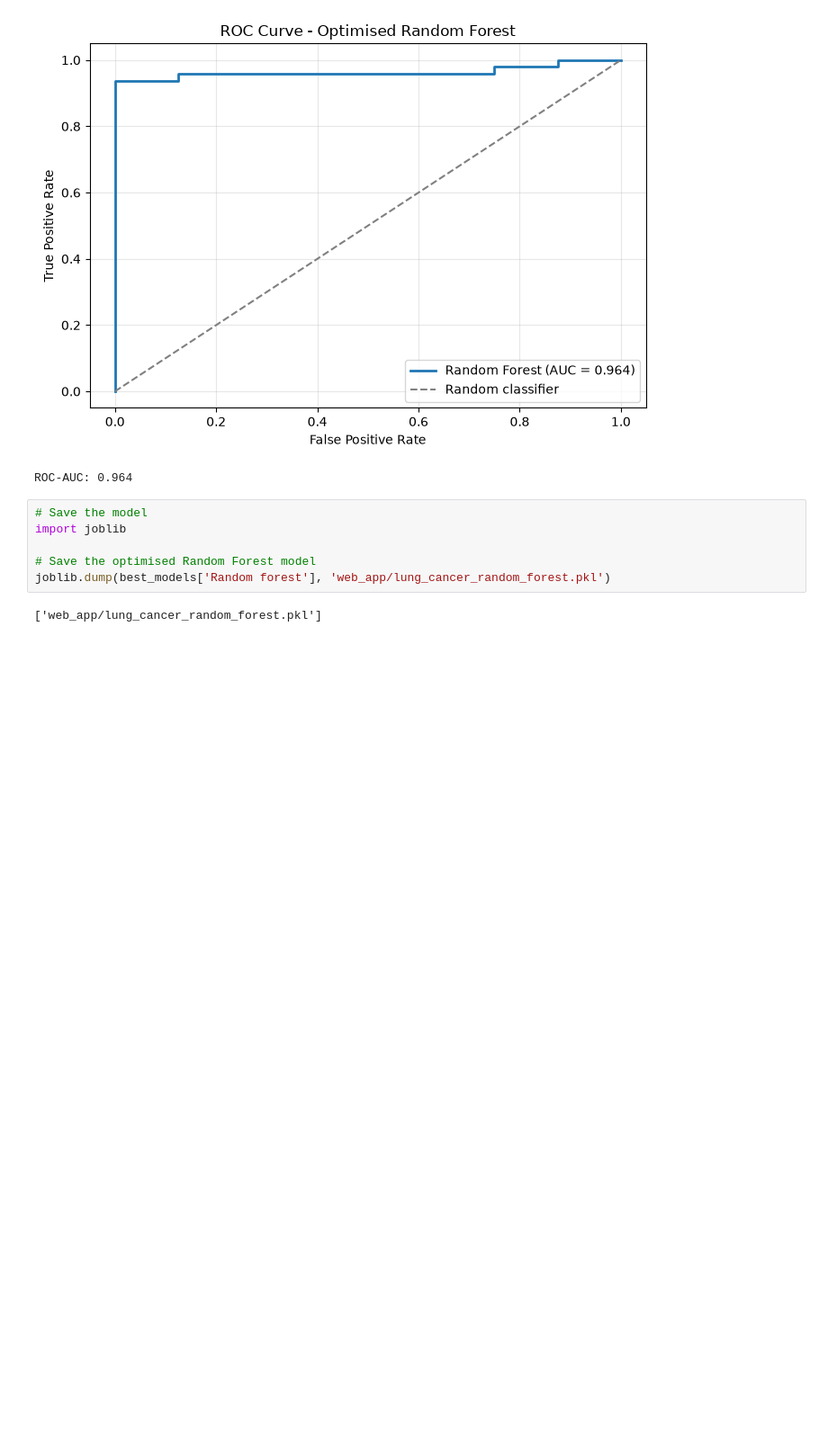
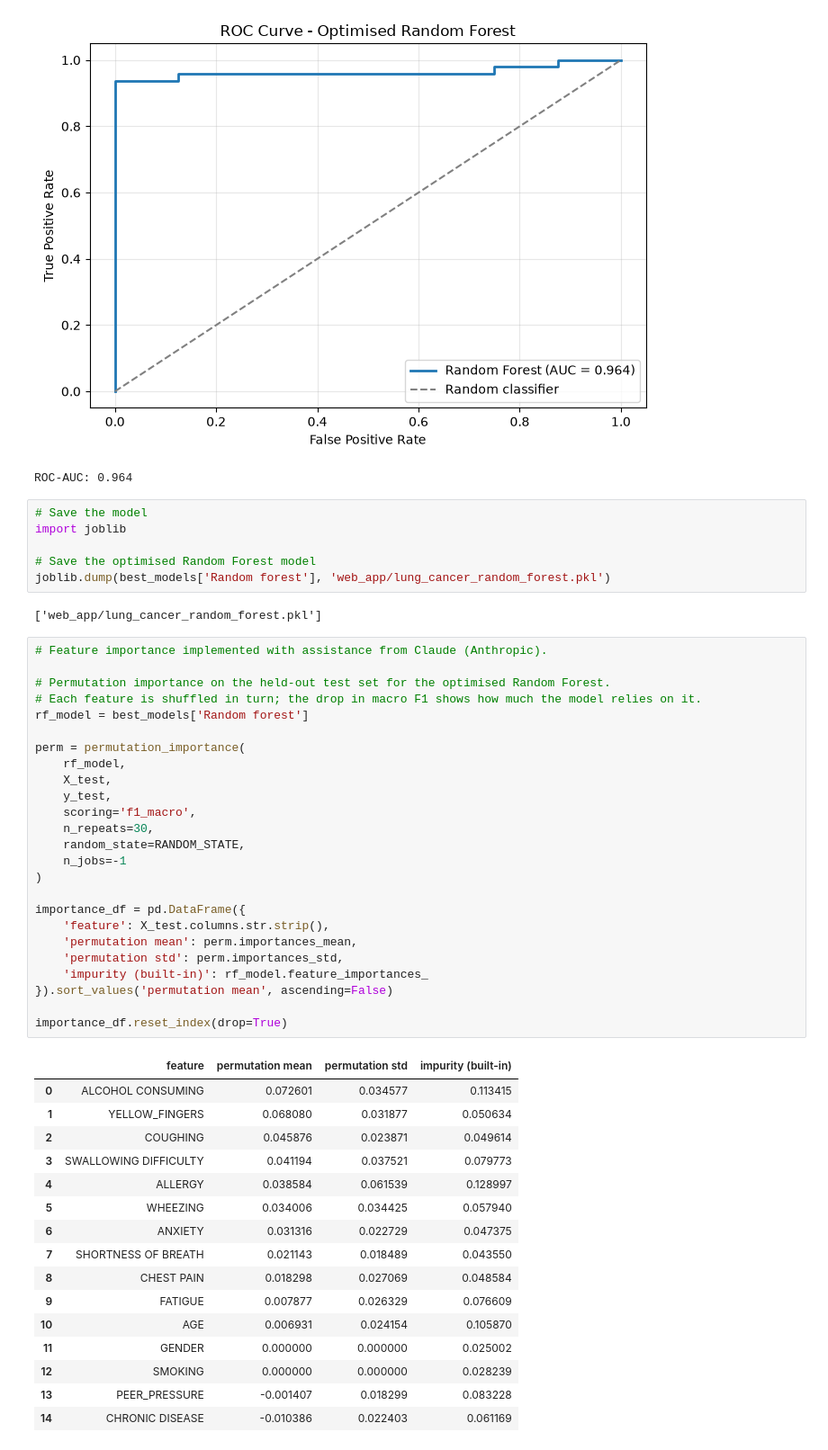
Before and after one commit to KWycliff/lung-cancer-classification, a Jupyter notebook: lung-cancer-risk-classification.ipynb, the cells around one changed output. Shown at 90% size. Cells and saved outputs as stored; diff of their text form; blank space fills up the shorter version.

```diff
--- a/lung-cancer-risk-classification.ipynb
+++ b/lung-cancer-risk-classification.ipynb
@@ -499,3 +497,45 @@ import joblib
 joblib.dump(best_models['Random forest'], 'web_app/lung_cancer_random_forest.pkl')
 # %% [output]
 ['web_app/lung_cancer_random_forest.pkl']
+# %%
+# Feature importance implemented with assistance from Claude (Anthropic).
+
+# Permutation importance on the held-out test set for the optimised Random Forest.
+# Each feature is shuffled in turn; the drop in macro F1 shows how much the model relies on it.
+rf_model = best_models['Random forest']
+
+perm = permutation_importance(
+    rf_model,
+    X_test,
+    y_test,
+    scoring='f1_macro',
+    n_repeats=30,
+    random_state=RANDOM_STATE,
+    n_jobs=-1
+)
+
+importance_df = pd.DataFrame({
+    'feature': X_test.columns.str.strip(),
+    'permutation mean': perm.importances_mean,
+    'permutation std': perm.importances_std,
+    'impurity (built-in)': rf_model.feature_importances_
+}).sort_values('permutation mean', ascending=False)
+
+importance_df.reset_index(drop=True)
+# %% [output]
+|  | feature | permutation mean | permutation std | impurity (built-in) |
+| 0 | ALCOHOL CONSUMING | 0.072601 | 0.034577 | 0.113415 |
+| 1 | YELLOW_FINGERS | 0.068080 | 0.031877 | 0.050634 |
+| 2 | COUGHING | 0.045876 | 0.023871 | 0.049614 |
+| 3 | SWALLOWING DIFFICULTY | 0.041194 | 0.037521 | 0.079773 |
+| 4 | ALLERGY | 0.038584 | 0.061539 | 0.128997 |
+| 5 | WHEEZING | 0.034006 | 0.034425 | 0.057940 |
+| 6 | ANXIETY | 0.031316 | 0.022729 | 0.047375 |
+| 7 | SHORTNESS OF BREATH | 0.021143 | 0.018489 | 0.043550 |
+| 8 | CHEST PAIN | 0.018298 | 0.027069 | 0.048584 |
+| 9 | FATIGUE | 0.007877 | 0.026329 | 0.076609 |
+| 10 | AGE | 0.006931 | 0.024154 | 0.105870 |
+| 11 | GENDER | 0.000000 | 0.000000 | 0.025002 |
+| 12 | SMOKING | 0.000000 | 0.000000 | 0.028239 |
+| 13 | PEER_PRESSURE | -0.001407 | 0.018299 | 0.083228 |
+| 14 | CHRONIC DISEASE | -0.010386 | 0.022403 | 0.061169 |
```
Also changed, not shown: parts of 2 cells of this notebook, 4 other files.
